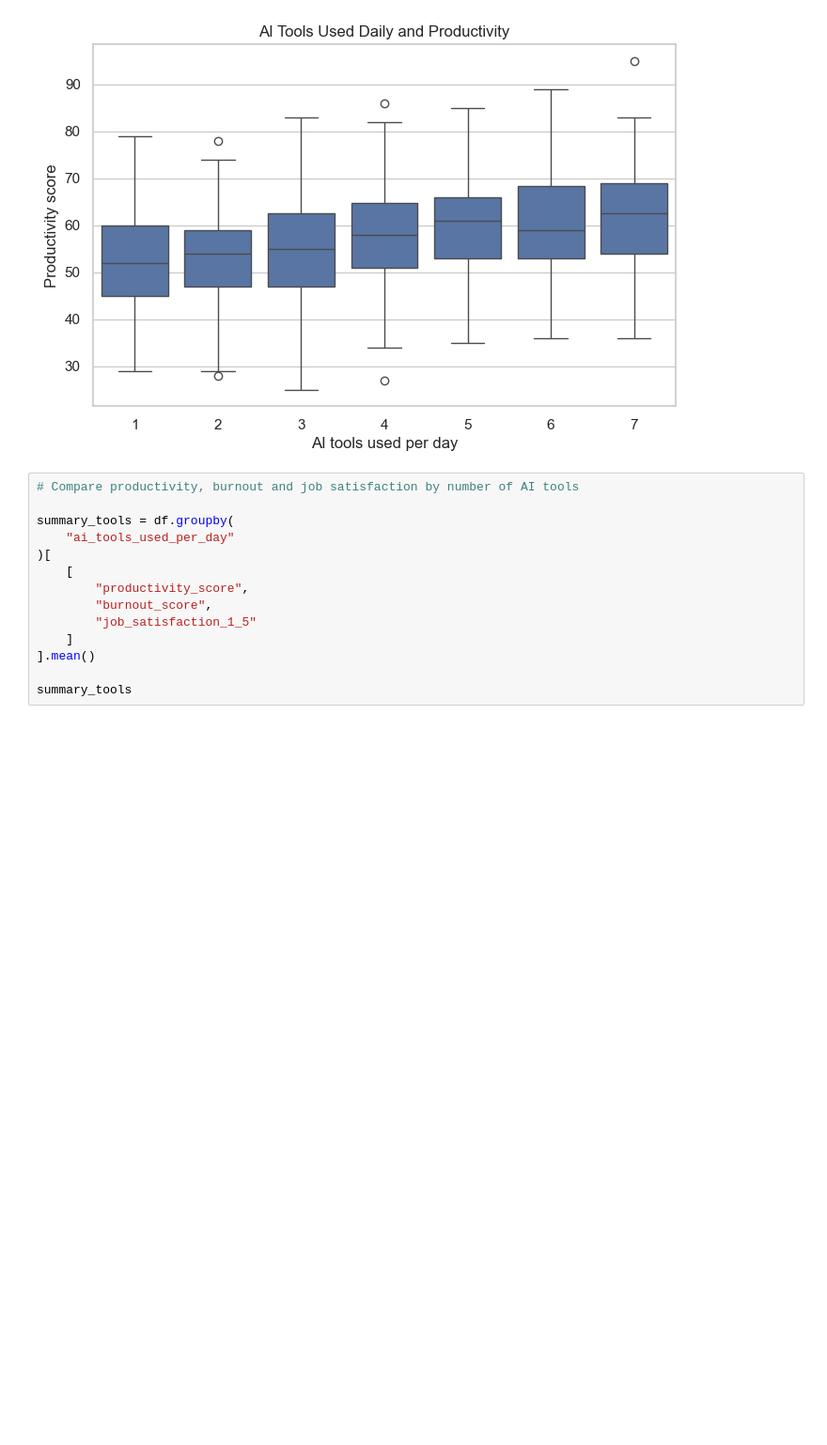
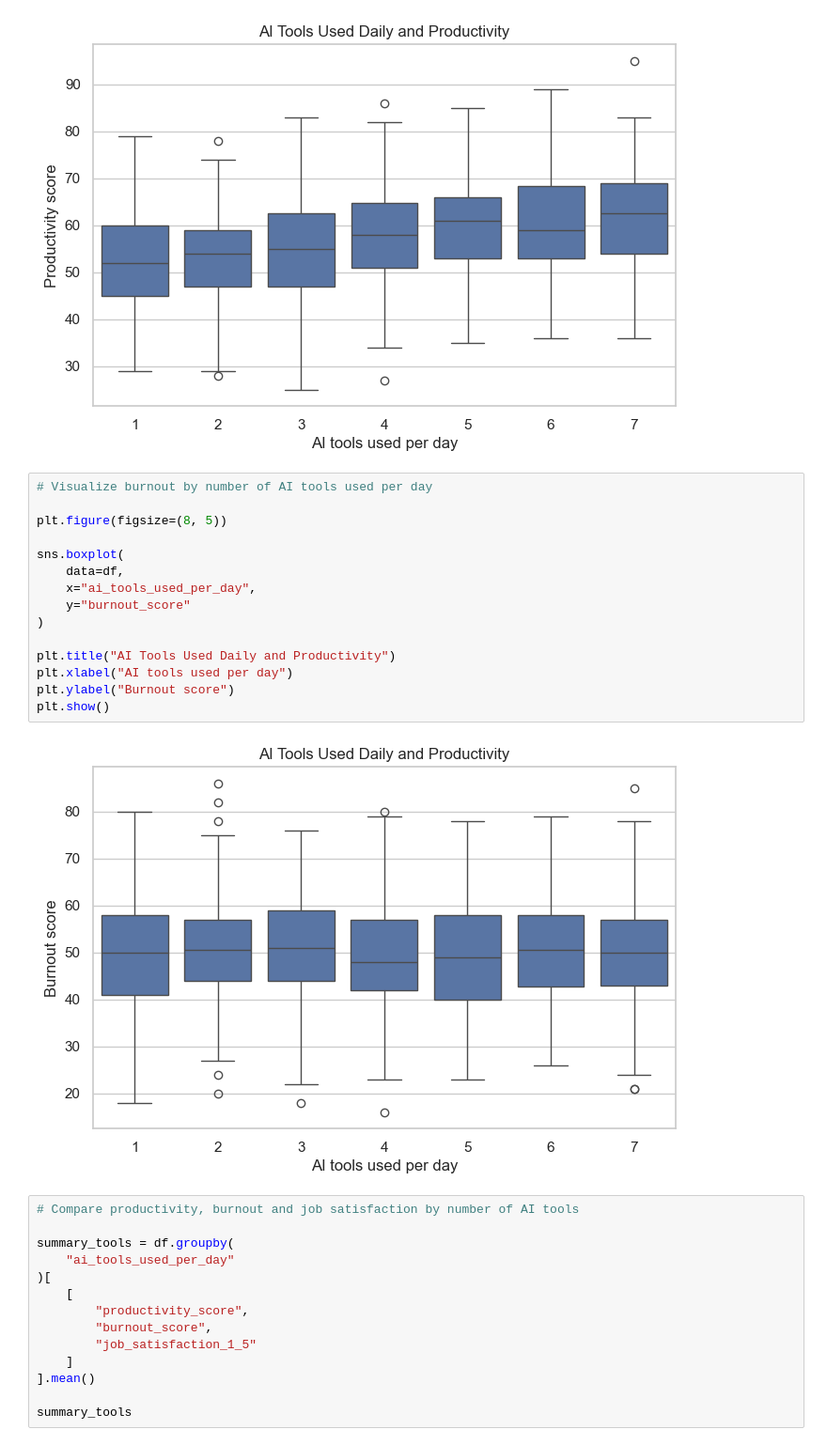
Before and after one commit to mariaravi/PP, a Jupyter notebook: notebooks/06_ai_burnout_eda_portfolio.ipynb, the cells around one changed output. Shown at 94% size. Cells and saved outputs as stored; diff of their text form; blank space fills up the shorter version.

Commit message:
last changes, images, corrections

```diff
--- a/notebooks/06_ai_burnout_eda_portfolio.ipynb
+++ b/notebooks/06_ai_burnout_eda_portfolio.ipynb
@@ -505,6 +505,23 @@ plt.ylabel("Productivity score")
 plt.show()
 # %% [output]
 [figure]
+# %%
+# Visualize burnout by number of AI tools used per day
+
+plt.figure(figsize=(8, 5))
+
+sns.boxplot(
+    data=df,
+    x="ai_tools_used_per_day",
+    y="burnout_score"
+)
+
+plt.title("AI Tools Used Daily and Productivity")
+plt.xlabel("AI tools used per day")
+plt.ylabel("Burnout score")
+plt.show()
+# %% [output]
+[figure, added]
 # %%
 # Compare productivity, burnout and job satisfaction by number of AI tools
 
```
Also changed, not shown: 4 other files.
